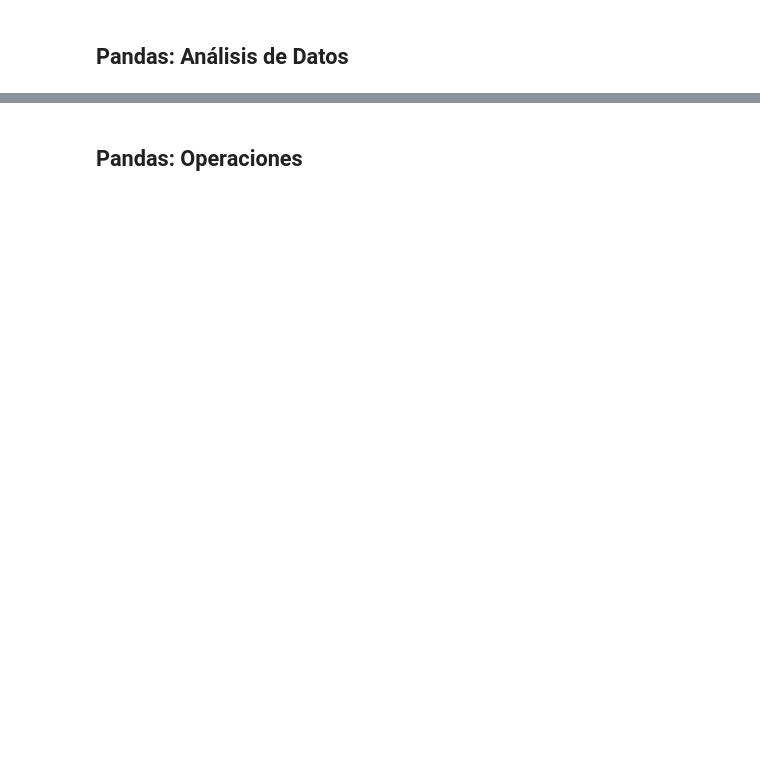
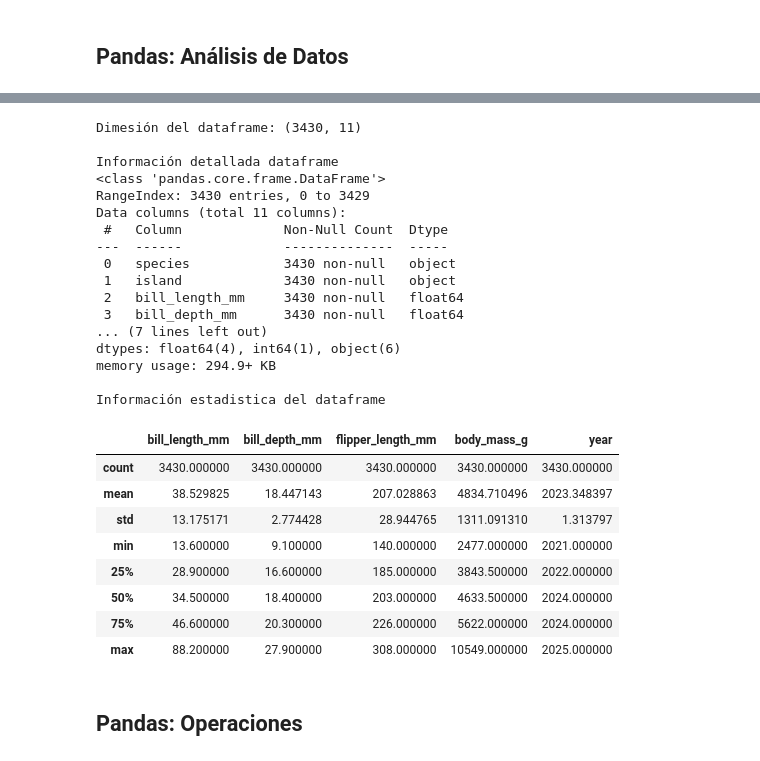
Before and after one commit to fersalme/programacion-python-r, a Jupyter notebook: 01-Fundamentos-programacion/fundamentos-python.ipynb, the cells around one changed output, grey strips where cells are left out. Saved outputs shown, nothing was run; the diff lists cells and outputs as text; code cells hidden in the pictures; blank space fills up the shorter version.

```diff
--- a/01-Fundamentos-programacion/fundamentos-python.ipynb
+++ b/01-Fundamentos-programacion/fundamentos-python.ipynb
@@ -727,2 +841,38 @@ print(df.describe())
+# %%
+# Describir el data.frame
+print(f"Dimesión del dataframe: {df_pinguinos.shape}")
+
+print("\nInformación detallada dataframe")
+df_pinguinos.info()
+
+print("\nInformación estadistica del dataframe")
+df_pinguinos.describe()
+# %% [output]
+Dimesión del dataframe: (3430, 11)
+
+Información detallada dataframe
+<class 'pandas.core.frame.DataFrame'>
+RangeIndex: 3430 entries, 0 to 3429
+Data columns (total 11 columns):
+ #   Column             Non-Null Count  Dtype
+---  ------             --------------  -----
+ 0   species            3430 non-null   object
+ 1   island             3430 non-null   object
+ 2   bill_length_mm     3430 non-null   float64
+ 3   bill_depth_mm      3430 non-null   float64
+... (7 lines left out)
+dtypes: float64(4), int64(1), object(6)
+memory usage: 294.9+ KB
+
+Información estadistica del dataframe
+|  | bill_length_mm | bill_depth_mm | flipper_length_mm | body_mass_g | year |
+| count | 3430.000000 | 3430.000000 | 3430.000000 | 3430.000000 | 3430.000000 |
+| mean | 38.529825 | 18.447143 | 207.028863 | 4834.710496 | 2023.348397 |
+| std | 13.175171 | 2.774428 | 28.944765 | 1311.091310 | 1.313797 |
+| min | 13.600000 | 9.100000 | 140.000000 | 2477.000000 | 2021.000000 |
+| 25% | 28.900000 | 16.600000 | 185.000000 | 3843.500000 | 2022.000000 |
+| 50% | 34.500000 | 18.400000 | 203.000000 | 4633.500000 | 2024.000000 |
+| 75% | 46.600000 | 20.300000 | 226.000000 | 5622.000000 | 2024.000000 |
+| max | 88.200000 | 27.900000 | 308.000000 | 10549.000000 | 2025.000000 |
 # %% [markdown]
 ## Pandas: Operaciones
```
Also changed, not shown: parts of 7 cells of this notebook, 2 other files.
